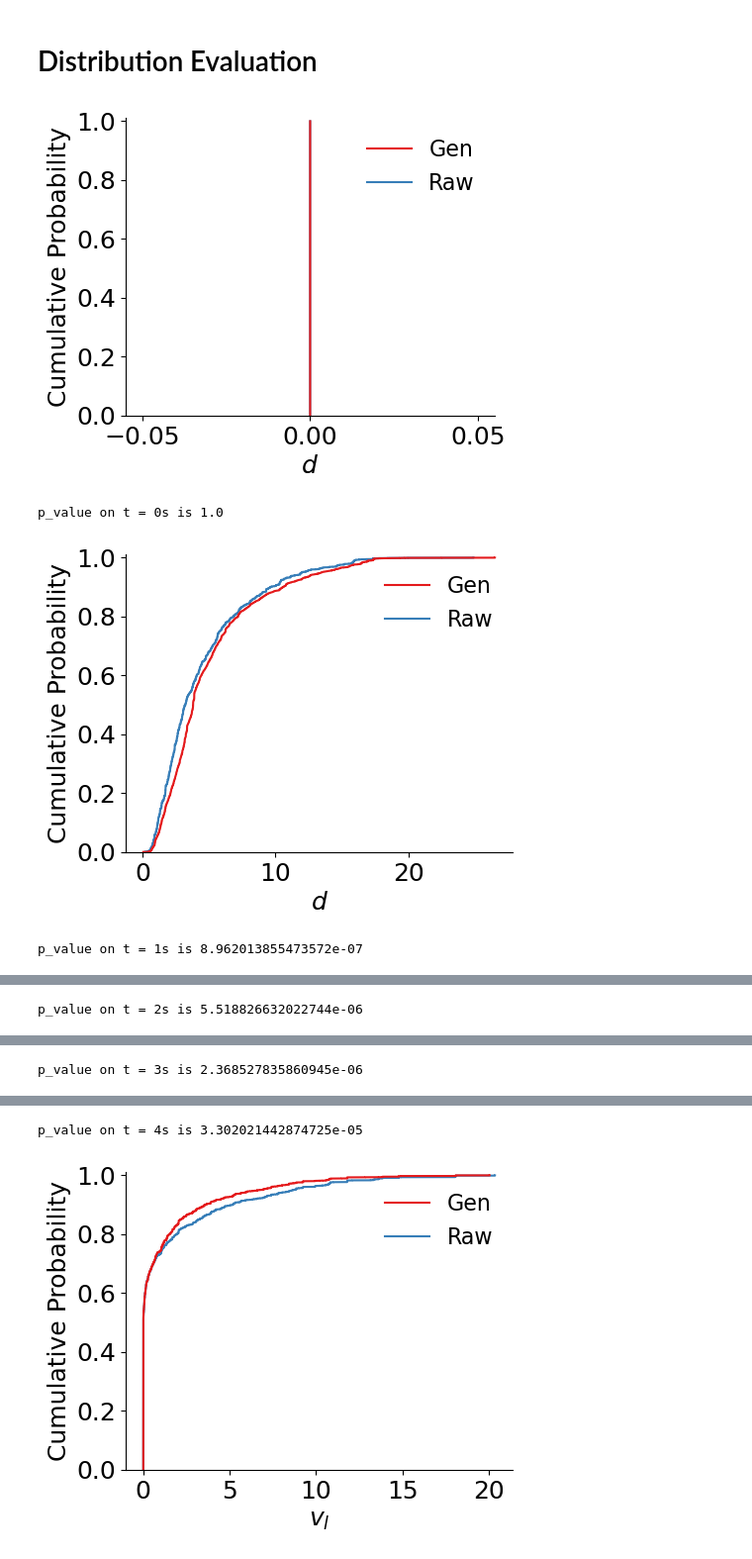
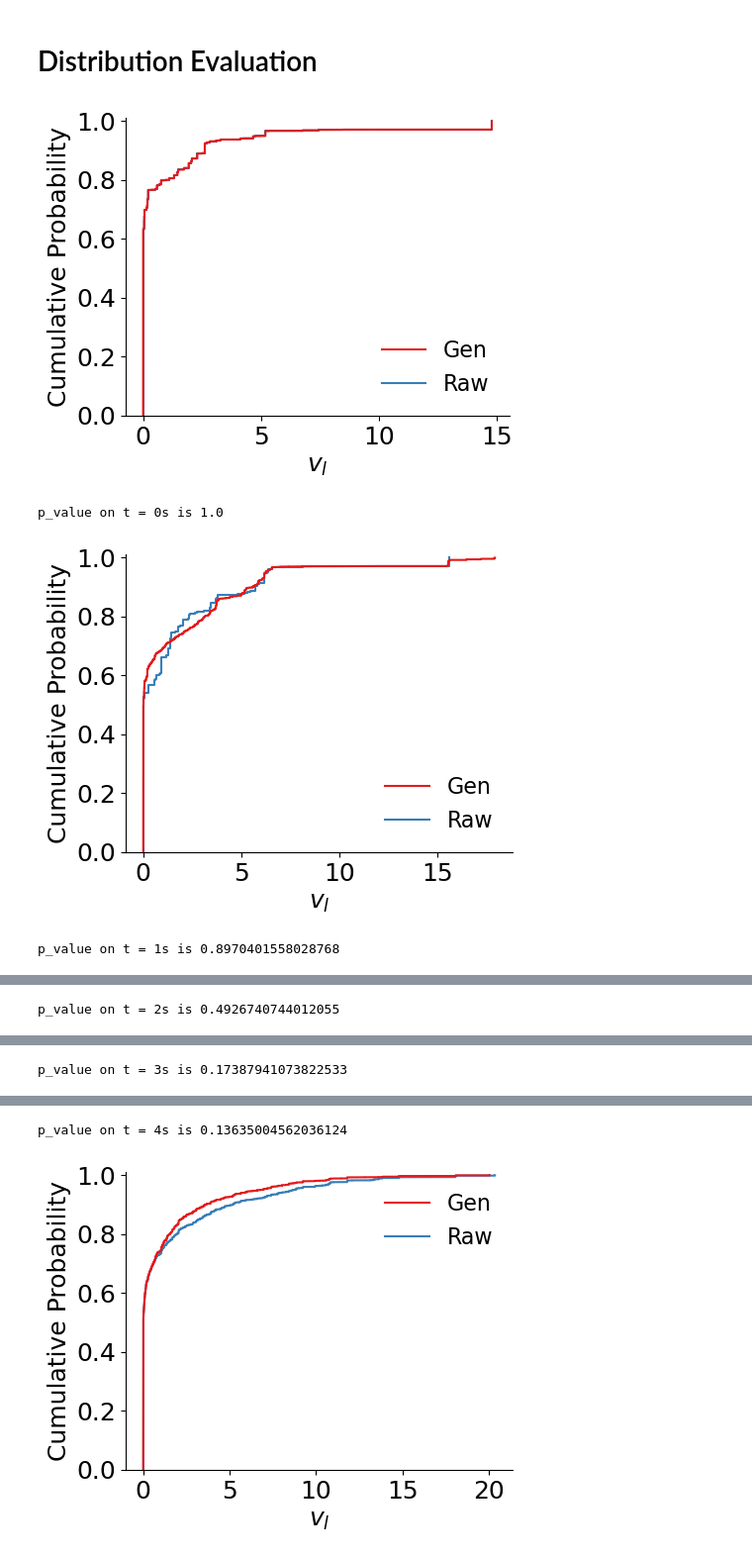
Before and after one commit to ShawnZhaoMX/RearEndCrashGeneration, a Jupyter notebook: Evaluation.ipynb, the cells around one changed output, grey strips where cells are left out. Shown at 99% size. Cells and saved outputs as stored; diff of their text form; code cells hidden in the pictures.

```diff
--- a/Evaluation.ipynb
+++ b/Evaluation.ipynb
@@ -18,7 +18,8 @@ path_raw = 'Synthetic_crash_scenarios.csv'
 # path_raw = '/content/drive/MyDrive/Colab Notebooks/Thesis Crash Generation/New dataset/Synthetic_crash_scenarios.csv'
 # path_gen = 'Synthetic_Crash_50.csv'
 # path_gen = 'Synthetic_Crash_dtw_50_postprocessed.csv'
-path_gen = 'Synthetic_Crash_dtw_02_postprocessed.csv'
+# path_gen = 'Synthetic_Crash_dtw_02_postprocessed.csv'
+path_gen = "Synthetic_Crash_dtw_02_80_postprocessed.csv"
 
 # Read the CSV file into a DataFrame
 df_raw = pd.read_csv(path_raw)
@@ -151,22 +179,28 @@ tsne_anslysis(X_raw_eva[:,:,0],X_gen_eva[:,:,0],idxcut_gen_eva)
 # Distribution Evaluation
 # %%
 import copy
-para = "d"
-ID_eva = copy.deepcopy(ID_test)
+para = "v_l"
+# ID_eva = copy.deepcopy(ID_test)
+ID_eva = copy.deepcopy(ID_train)
+split_type = 'train'
 
 ## read the data
 if para in ["v_l","v_f","d"]:
-    Para_gen_eva = extract_data_from_dfgen(df_gen,para=para,split_type='test')
+    Para_gen_eva = extract_data_from_dfgen(df_gen,para=para,split_type=split_type)
 # elif para == "v_l_dt"
-Weight_gen_eva = extract_data_from_dfgen(df_gen,para='reweight',split_type='test')
+Weight_gen_eva = extract_data_from_dfgen(df_gen,para='weight',split_type=split_type)
 
 if para == "v_l":
-    Para_raw_eva = V_l_raw[ID_eva-1]
+    # Para_raw_eva = V_l_raw[ID_eva-1]
+    Para_raw_eva = np.copy(V_l_raw)
 elif para == "v_f":
-    Para_raw_eva = V_f_raw[ID_eva-1]
+    # Para_raw_eva = V_f_raw[ID_eva-1]
+    Para_raw_eva = np.copy(V_f_raw)
 elif para == "d":
-    Para_raw_eva = D_raw[ID_eva-1]
-Weight_raw_eva = Weight_raw[ID_eva-1]
+    # Para_raw_eva = D_raw[ID_eva-1]
+    Para_raw_eva = np.copy(D_raw)
+# Weight_raw_eva = Weight_raw[ID_eva-1]
+Weight_raw_eva = np.copy(Weight_raw)
 
 ## plotting
 for t in range(5):
@@ -174,33 +208,33 @@ for t in range(5):
         [Para_gen_eva[:,-1-20*t],Para_raw_eva[:,-1-20*t]],
         ["Gen","Raw"],
         [Weight_gen_eva,Weight_raw_eva],
     )
 
     plt.figure(figsize=(5,4))
     sns_comparison(
         data = df_plot,
         x = "Data",
         weights = "Weight",
         hue = "Label",
         type='ecdf',
         # legend_off = True,
         xlabel=f"${para}$",
         ylabel="Cumulative Probability",
         xaxis_off=True,
         yaxis_off=True,
         # xticks_off=True,
         # yticks_off=True,
         ylim=[0,1.01],
     )
     plt.show()
 
     _, p_value = weighted_ks_2samp(
         Para_gen_eva[:,-1-20*t],Para_raw_eva[:,-1-20*t],
         Weight_gen_eva,Weight_raw_eva
     )
     print(f"p_value on t = {t}s is {p_value}")
 # %% [output]
-[figure, old version]
+[figure, new version]
 p_value on t = 0s is 1.0
-[figure, old version]
+[figure, new version]
-p_value on t = 1s is 8.962013855473572e-07
+p_value on t = 1s is 0.8970401558028768
@@ -208 +242 @@ p_value on t = 1s is 8.962013855473572e-07
-p_value on t = 2s is 5.518826632022744e-06
+p_value on t = 2s is 0.4926740744012055
@@ -210 +244 @@ p_value on t = 2s is 5.518826632022744e-06
-p_value on t = 3s is 2.368527835860945e-06
+p_value on t = 3s is 0.17387941073822533
@@ -212,4 +246,4 @@ p_value on t = 3s is 2.368527835860945e-06
-p_value on t = 4s is 3.302021442874725e-05
+p_value on t = 4s is 0.13635004562036124
 # %%
 import copy
 para = "v_l"
```
Also changed, not shown: parts of 8 cells of this notebook, 2 other files.
